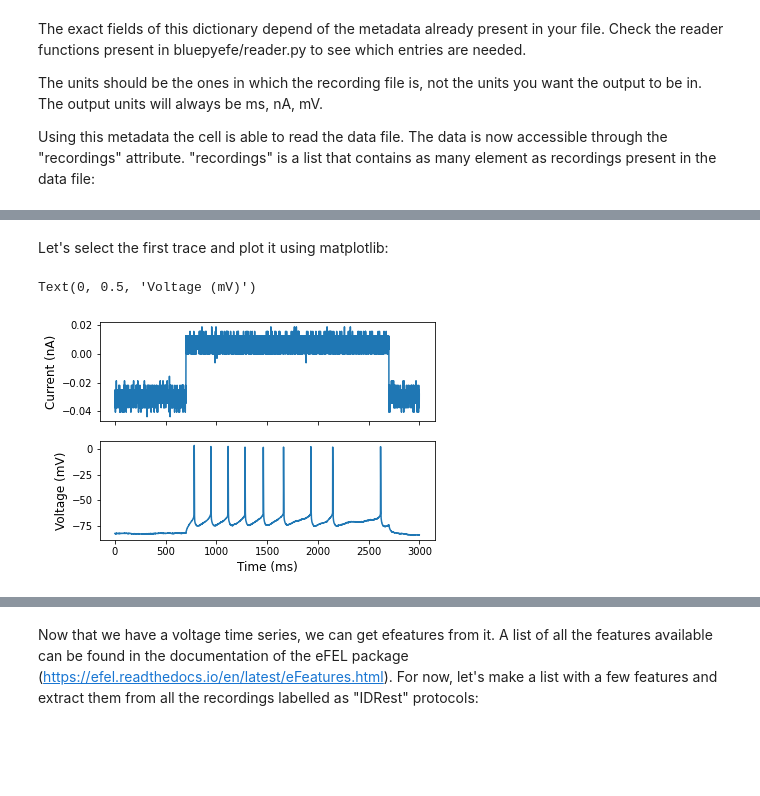
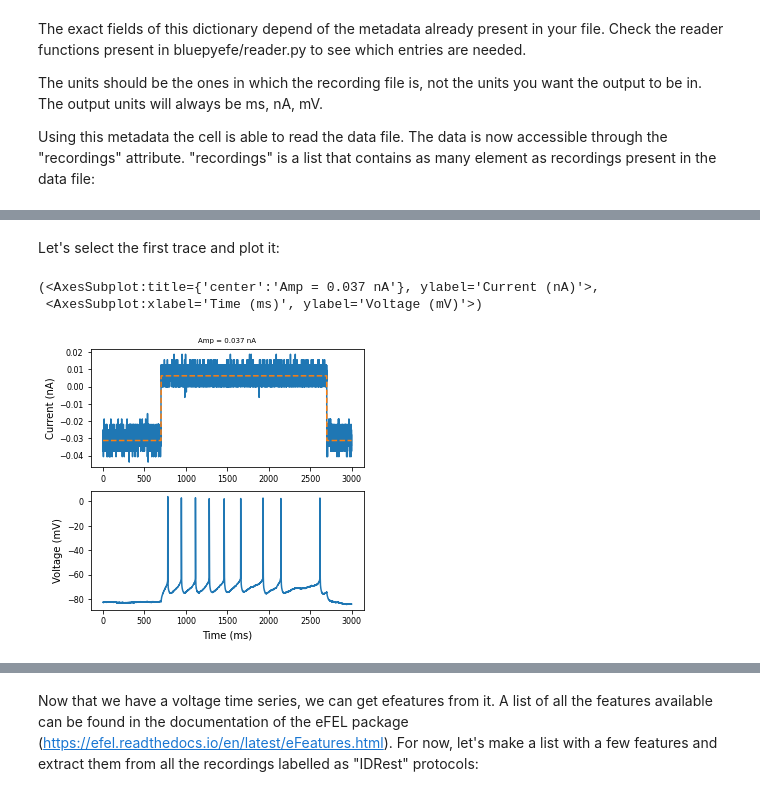
Before and after one commit to BlueBrain/BluePyEfe, a Jupyter notebook: examples/example_of_extraction.ipynb, the cells around one changed output, grey strips where cells are left out. Drawn from its saved outputs; the diff is of its cells as text; code cells hidden in the pictures; blank space fills up the shorter version.

Commit message:
- Add alias "time" for the attribute "t" of the class Recording - Add plotting methods to the class Recording and use it in the plotting   submodule

```diff
--- a/examples/example_of_extraction.ipynb
+++ b/examples/example_of_extraction.ipynb
@@ -65,19 +65,12 @@ pprint(vars(cell.recordings[0]))
  'voltage': array([-82.5904  , -82.5904  , -82.55916 , ..., -84.152824, -84.090324,
        -84.152824], dtype=float32)}
 # %% [markdown]
-Let's select the first trace and plot it using matplotlib:
+Let's select the first trace and plot it:
-# %%
-recording = cell.recordings[0]
-
-fig, axs = plt.subplots(2, sharex=True)
-
-axs[0].plot(recording.t, recording.current, label='current')
-axs[0].set_ylabel("Current (nA)", size="large")
-
-axs[1].plot(recording.t, recording.voltage, label='current')
-axs[1].set_xlabel("Time (ms)", size="large")
-axs[1].set_ylabel("Voltage (mV)", size="large")
-# %% [output]
-Text(0, 0.5, 'Voltage (mV)')
-[figure, removed]
+# %%
+recording = cell.recordings[0]
+recording.plot()
+# %% [output]
+(<AxesSubplot:title={'center':'Amp = 0.037 nA'}, ylabel='Current (nA)'>,
+ <AxesSubplot:xlabel='Time (ms)', ylabel='Voltage (mV)'>)
+[figure, added]
 # %% [markdown]
```
Also changed, not shown: parts of 14 cells of this notebook, 7 other files.
